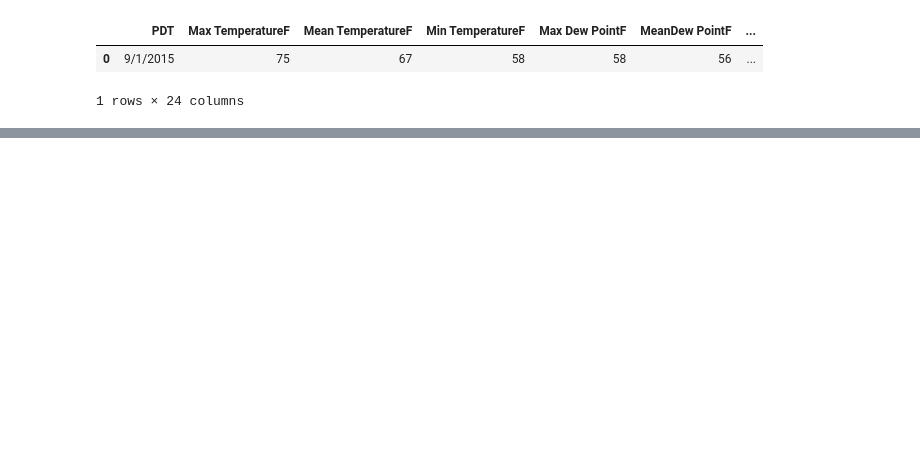
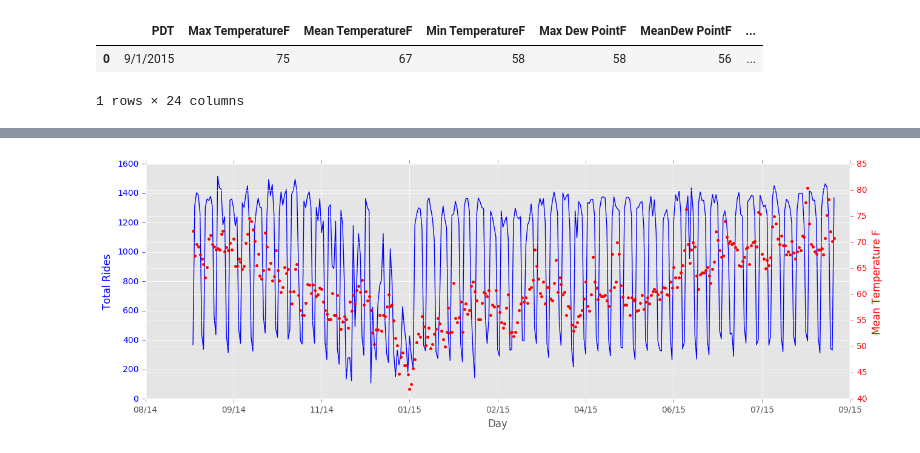
Before and after one commit to pamelot317/SF_bike_share, a Jupyter notebook: sf_bike_share_project141.ipynb, the cells around one changed output, grey strips where cells are left out. Drawn from its saved outputs; the diff is of its cells as text; code cells hidden in the pictures; blank space fills up the shorter version.

```diff
--- a/sf_bike_share_project141.ipynb
+++ b/sf_bike_share_project141.ipynb
@@ -122,0 +303,4 @@ weather.head(1)
+# %%
+weather_plot(total_rides15['Count'],weather15ave['Mean TemperatureF'], 'Mean Temperature F')
+# %% [output]
+[figure, added]
```
Also changed, not shown: parts of 38 cells of this notebook.
